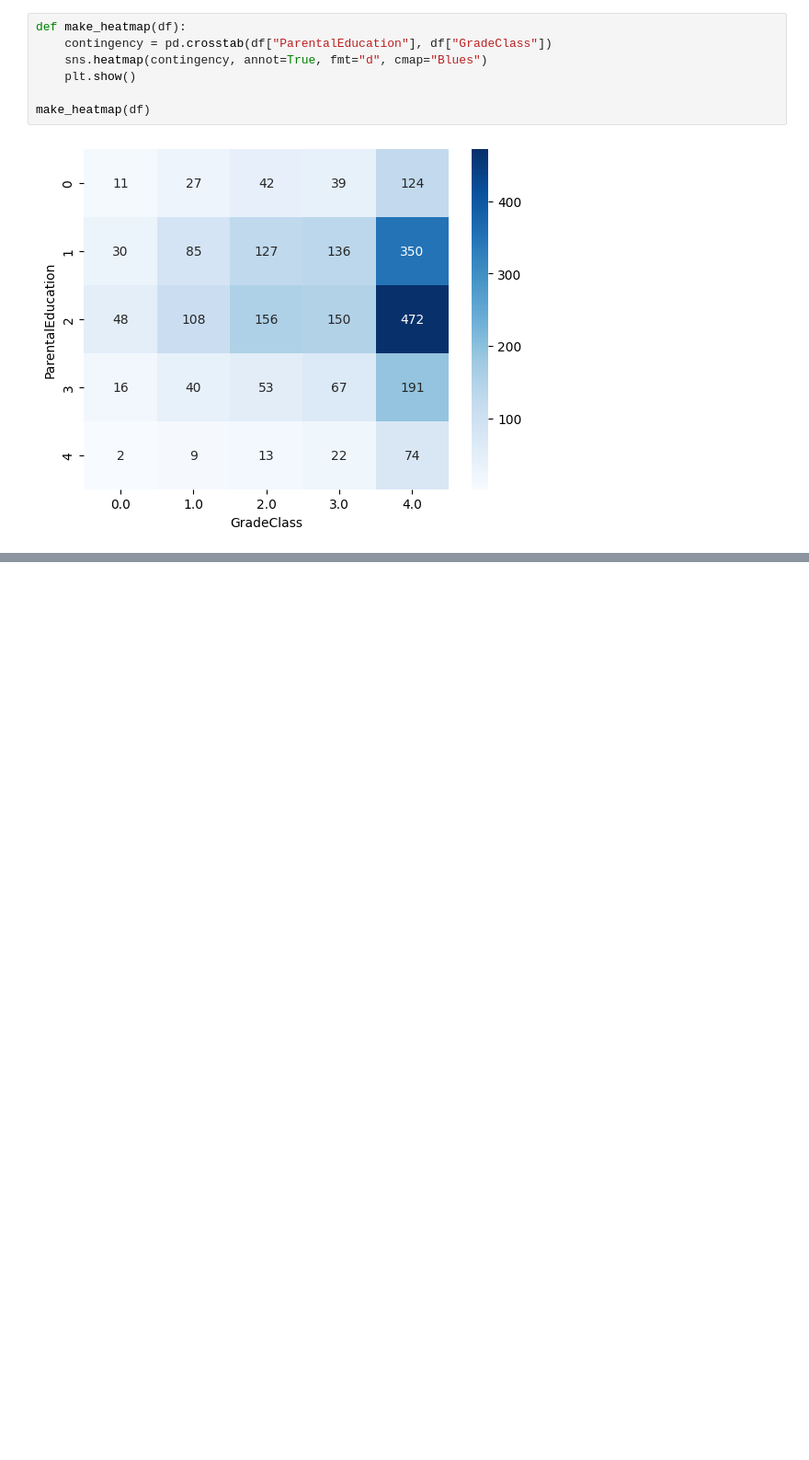
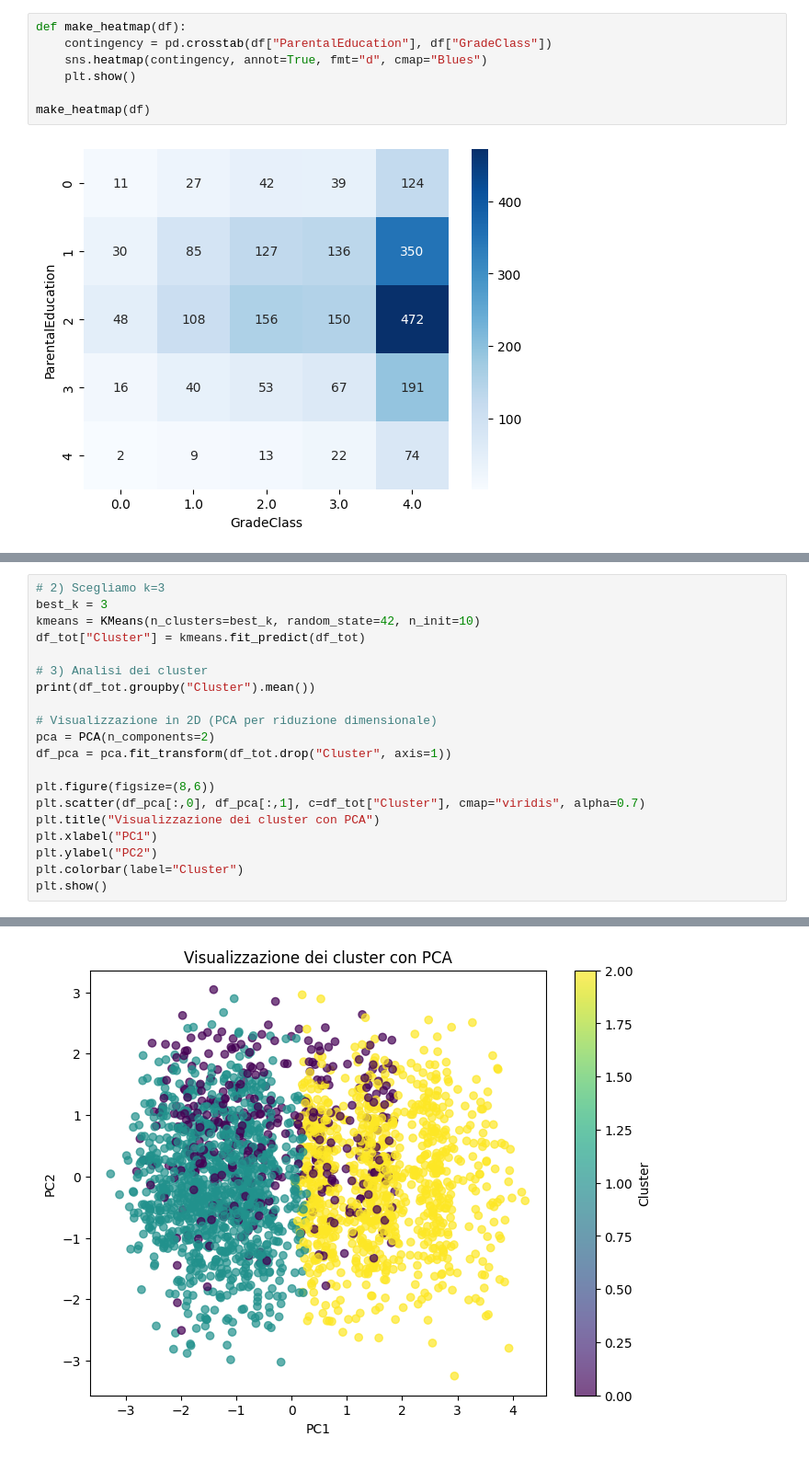
Before and after one commit to annasetzu/ProgettoDiGruppo21Agosto, a Jupyter notebook: main.ipynb, the cells around one changed output, grey strips where cells are left out. Shown: that part at 92% size. Saved outputs shown, nothing was run; the diff lists cells and outputs as text; blank space fills up the shorter version.

```diff
--- a/main.ipynb
+++ b/main.ipynb
@@ -216,0 +253,21 @@ make_heatmap(df)
+# %%
+# 2) Scegliamo k=3
+best_k = 3
+kmeans = KMeans(n_clusters=best_k, random_state=42, n_init=10)
+df_tot["Cluster"] = kmeans.fit_predict(df_tot)
+
+# 3) Analisi dei cluster
+print(df_tot.groupby("Cluster").mean())
+
+# Visualizzazione in 2D (PCA per riduzione dimensionale)
+pca = PCA(n_components=2)
+df_pca = pca.fit_transform(df_tot.drop("Cluster", axis=1))
+
+plt.figure(figsize=(8,6))
+plt.scatter(df_pca[:,0], df_pca[:,1], c=df_tot["Cluster"], cmap="viridis", alpha=0.7)
+plt.title("Visualizzazione dei cluster con PCA")
+plt.xlabel("PC1")
+plt.ylabel("PC2")
+plt.colorbar(label="Cluster")
+plt.show()
+# %% [output]
@@ -216,0 +291 @@ make_heatmap(df)
+[figure, added]
```
Also changed, not shown: parts of 4 cells of this notebook.
